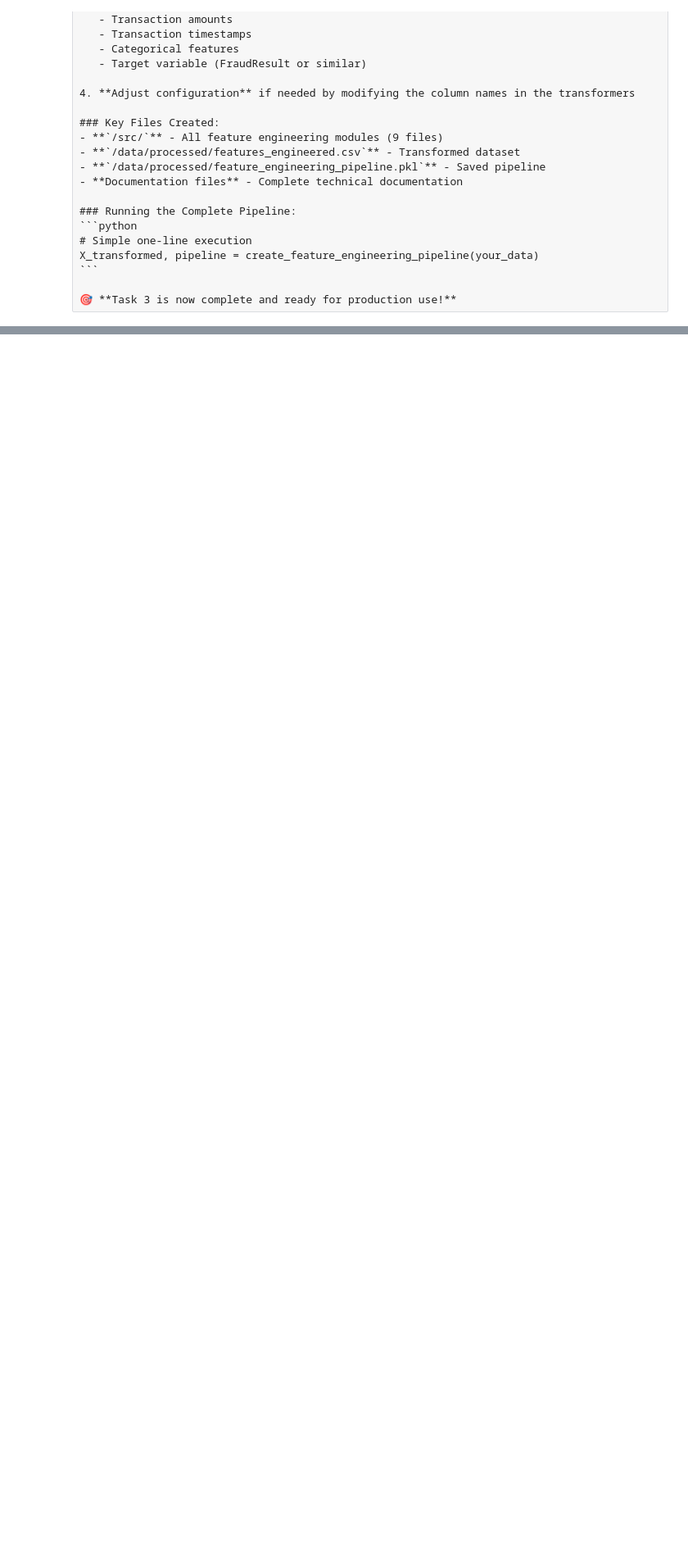
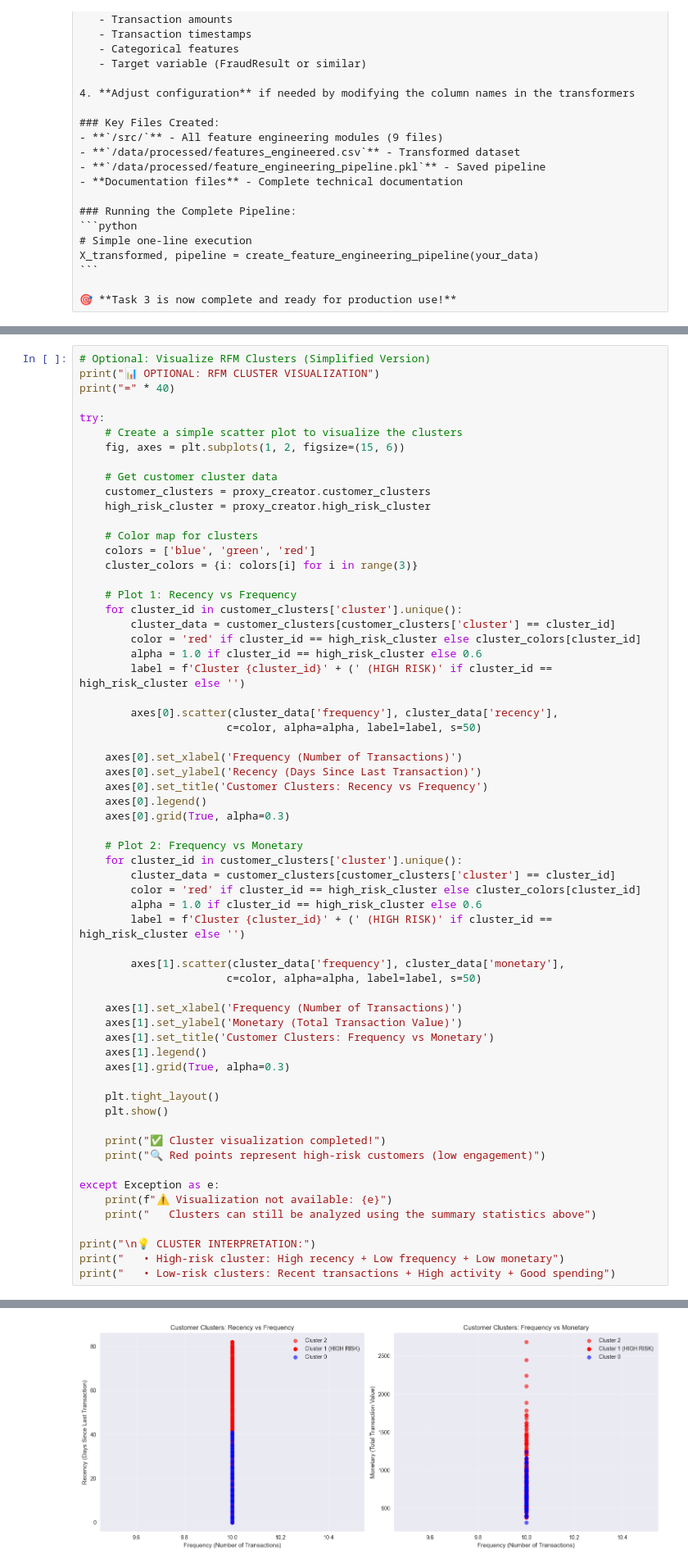
Before and after one commit to projwork/credit-risk-probability-model, a Jupyter notebook: notebooks/creditRiskProbabilityModel.ipynb, the cells around one changed output, grey strips where cells are left out. Shown: that part at 82% size. Cells and saved outputs as stored; diff of their text form; blank space fills up the shorter version.

```diff
--- a/notebooks/creditRiskProbabilityModel.ipynb
+++ b/notebooks/creditRiskProbabilityModel.ipynb
@@ -1731,0 +2163,63 @@ X_transformed, pipeline = create_feature_engineering_pipeline(your_data)
+# %%
+# Optional: Visualize RFM Clusters (Simplified Version)
+print("📊 OPTIONAL: RFM CLUSTER VISUALIZATION")
+print("=" * 40)
+
+try:
+    # Create a simple scatter plot to visualize the clusters
+    fig, axes = plt.subplots(1, 2, figsize=(15, 6))
+
+    # Get customer cluster data
+    customer_clusters = proxy_creator.customer_clusters
+    high_risk_cluster = proxy_creator.high_risk_cluster
+
+    # Color map for clusters
+    colors = ['blue', 'green', 'red']
+    cluster_colors = {i: colors[i] for i in range(3)}
+
+    # Plot 1: Recency vs Frequency
+    for cluster_id in customer_clusters['cluster'].unique():
+        cluster_data = customer_clusters[customer_clusters['cluster'] == cluster_id]
+        color = 'red' if cluster_id == high_risk_cluster else cluster_colors[cluster_id]
+        alpha = 1.0 if cluster_id == high_risk_cluster else 0.6
+        label = f'Cluster {cluster_id}' + (' (HIGH RISK)' if cluster_id == high_risk_cluster else '')
+
+        axes[0].scatter(cluster_data['frequency'], cluster_data['recency'],
+                       c=color, alpha=alpha, label=label, s=50)
+
+    axes[0].set_xlabel('Frequency (Number of Transactions)')
+    axes[0].set_ylabel('Recency (Days Since Last Transaction)')
+    axes[0].set_title('Customer Clusters: Recency vs Frequency')
+    axes[0].legend()
+    axes[0].grid(True, alpha=0.3)
+
+    # Plot 2: Frequency vs Monetary
+    for cluster_id in customer_clusters['cluster'].unique():
+        cluster_data = customer_clusters[customer_clusters['cluster'] == cluster_id]
+        color = 'red' if cluster_id == high_risk_cluster else cluster_colors[cluster_id]
+        alpha = 1.0 if cluster_id == high_risk_cluster else 0.6
+        label = f'Cluster {cluster_id}' + (' (HIGH RISK)' if cluster_id == high_risk_cluster else '')
+
+        axes[1].scatter(cluster_data['frequency'], cluster_data['monetary'],
+                       c=color, alpha=alpha, label=label, s=50)
+
+    axes[1].set_xlabel('Frequency (Number of Transactions)')
+    axes[1].set_ylabel('Monetary (Total Transaction Value)')
+    axes[1].set_title('Customer Clusters: Frequency vs Monetary')
+    axes[1].legend()
+    axes[1].grid(True, alpha=0.3)
+
+    plt.tight_layout()
+    plt.show()
+
+    print("✅ Cluster visualization completed!")
+    print("🔍 Red points represent high-risk customers (low engagement)")
+
+except Exception as e:
+    print(f"⚠️ Visualization not available: {e}")
+    print("   Clusters can still be analyzed using the summary statistics above")
+
+print("\n💡 CLUSTER INTERPRETATION:")
+print("   • High-risk cluster: High recency + Low frequency + Low monetary")
+print("   • Low-risk clusters: Recent transactions + High activity + Good spending")
+# %% [output]
@@ -1731,0 +2228 @@ X_transformed, pipeline = create_feature_engineering_pipeline(your_data)
+[figure, added]
```
Also changed, not shown: parts of 12 cells of this notebook, 3 other files.
